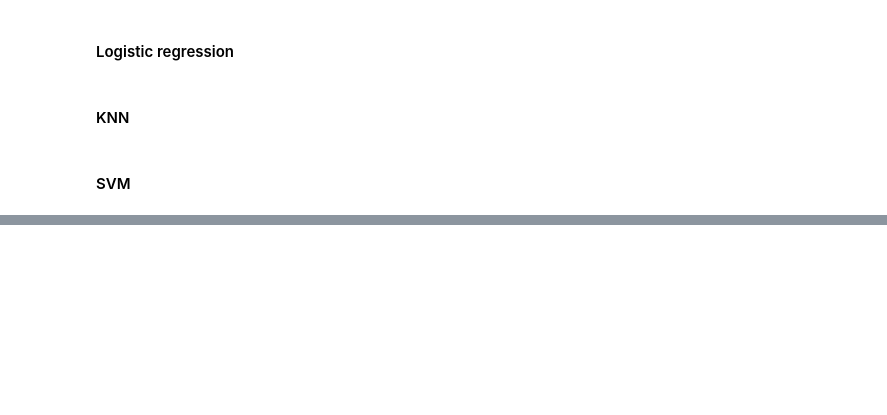
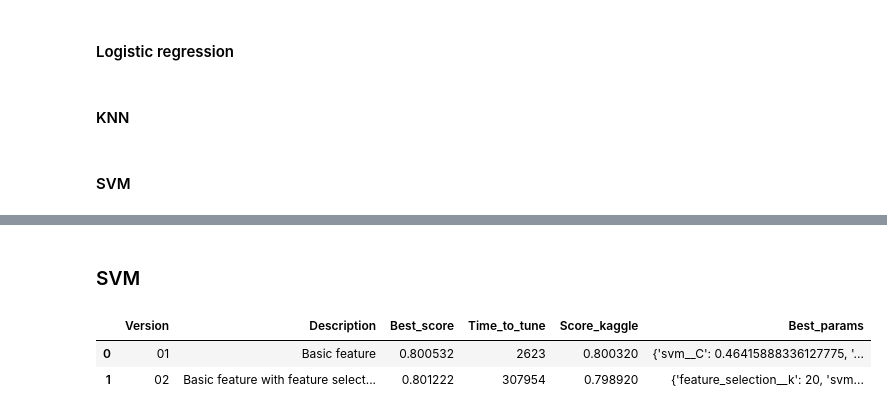
Before and after one commit to Kevin-Guyard/Titanic_Spaceship, a Jupyter notebook: Notebook.ipynb, the cells around one changed output, grey strips where cells are left out. Saved outputs shown, nothing was run; the diff lists cells and outputs as text; code cells hidden in the pictures; blank space fills up the shorter version.

```diff
--- a/Notebook.ipynb
+++ b/Notebook.ipynb
@@ -508,0 +580,28 @@ analyze_model(
+# %% [markdown]
+### SVM
+# %%
+df_results = pd.DataFrame(columns=COLUMNS)
+NAME_MODEL = "svm"
+
+for version in VERSIONS:
+
+    if os.path.exists(os.path.join(REPO_MODEL, NAME_MODEL + "__v" + version + ".json")):
+        with open(os.path.join(REPO_MODEL, NAME_MODEL + "__v" + version + ".json"), "r") as file:
+            data = json.load(file)
+        df_results = pd.concat([
+            df_results,
+            pd.DataFrame({
+                "Version": [version],
+                "Description": DESCRIPTION_VERSIONS.get(version),
+                "Best_score": [data["best_score"]],
+                "Time_to_tune": [int(data["time_to_tune"])],
+                "Score_kaggle": [data["score_kaggle"]],
+                "Best_params": [data["best_params"]],
+            })])
+
+df_results.reset_index(inplace=True, drop=True)
+df_results.style.apply(lambda row: ['background-color: yellow'] * df_results.shape[1] if row.Best_score == max(df_results.Best_score) else ['background-color: white'] * df_results.shape[1], axis=1)
+# %% [output]
+|  | Version | Description | Best_score | Time_to_tune | Score_kaggle | Best_params |
+| 0 | 01 | Basic feature | 0.800532 | 2623 | 0.800320 | {'svm__C': 0.46415888336127775, '... |
+| 1 | 02 | Basic feature with feature select... | 0.801222 | 307954 | 0.798920 | {'feature_selection__k': 20, 'svm... |
```
Also changed, not shown: parts of 6 cells of this notebook, 1 other file.
